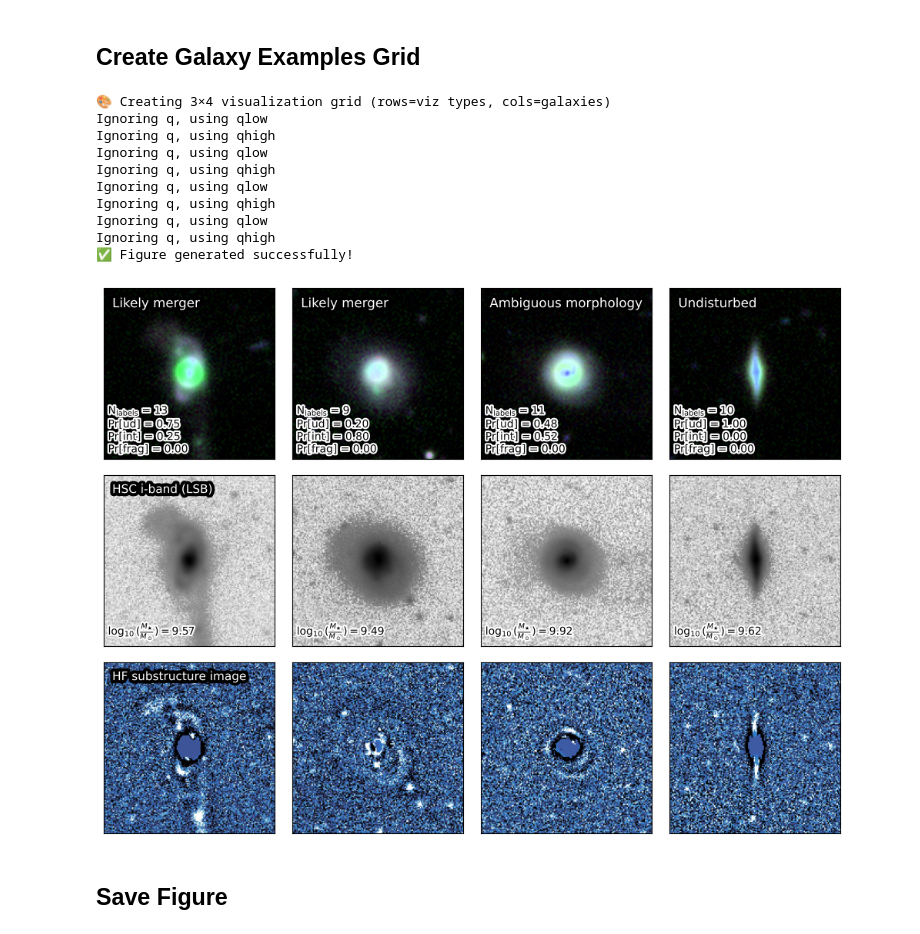
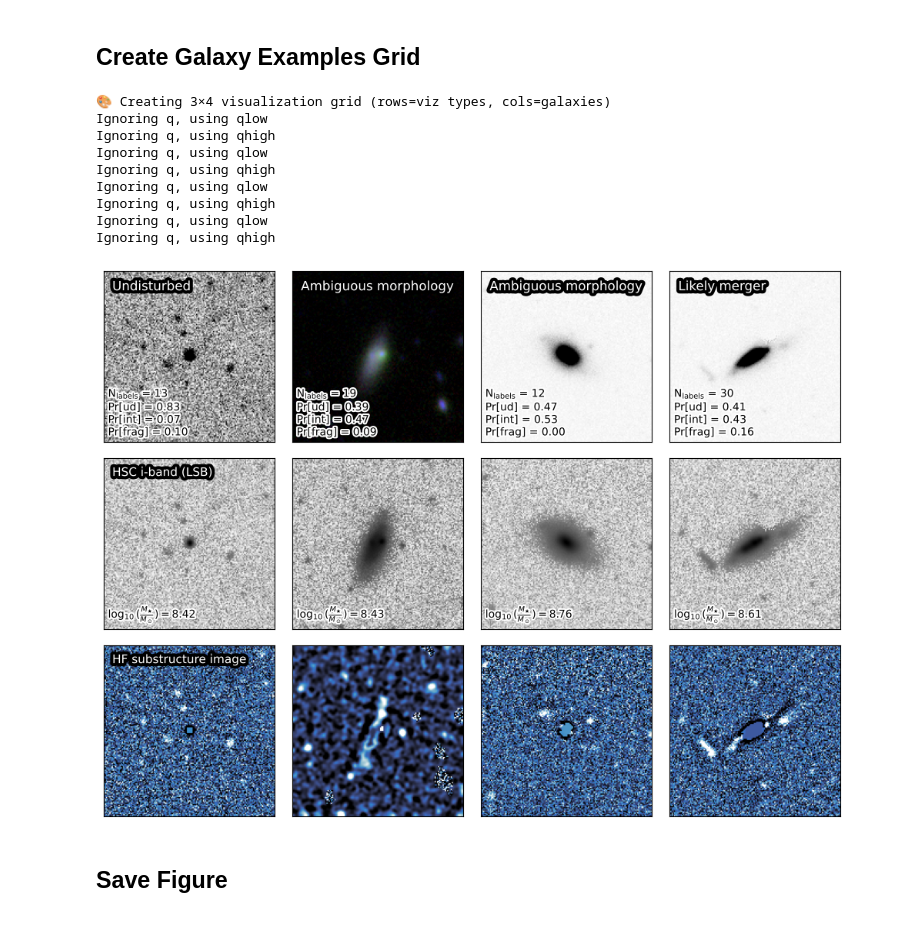
Before and after one commit to ekadofong/pieridae, a Jupyter notebook: merger_analysis/figure_generation/MakeGalaxyExamples.ipynb, the cells around one changed output. Saved outputs shown, nothing was run; the diff lists cells and outputs as text; code cells hidden in the pictures.

```diff
--- a/merger_analysis/figure_generation/MakeGalaxyExamples.ipynb
+++ b/merger_analysis/figure_generation/MakeGalaxyExamples.ipynb
@@ -288,21 +184,20 @@ Recalculating with expanded label set...
 Choose which mass regime to visualize: `lowmass` or `highmass`
 # %%
 # Choose mass regime
-MASS_REGIME = 'highmass'  # Change to 'highmass' as needed
+MASS_REGIME = 'lowmass'  # Change to 'highmass' as needed
 
 # Get selection parameters from config
 mode = figures_config['galaxy_selection']['mode']
 mass_threshold = figures_config['galaxy_selection']['mass_threshold']
 
 
-random_seed = figures_config['galaxy_selection']['random_seed']
-
-np.random.seed(random_seed)
 
 print(f"🎯 Selecting galaxies for: {MASS_REGIME}")
 print(f"   Mass threshold: log(M*/Msun) < {mass_threshold}")
 
-preselect = True
+preselect = False
+
+
 # Use preselected galaxies from config/notebook
 if preselect:
     if MASS_REGIME == 'highmass':
@@ -314,17 +209,36 @@ if preselect:
         #all_selected = [10607, 19747, 6898]
         #np.random.seed(10)#random_seed)
 else:
-    np.random.seed(100)
+    if MASS_REGIME == 'lowmass':
+        codes = [1,2,2,3]
+        random_seed = 331
+    elif MASS_REGIME == 'highmass':
+        codes = [1,2,3,3]
+        random_seed = 135
+    np.random.seed(random_seed)
     all_selected = []
-    for ix in [3,2,1,4]:
-        if (ix > 1)&(ix<4):
-            is_cand = (prob_labels_iter[:,2]+prob_labels_iter[:,3]) > 0.5
+    for ix in codes:
+        if ix == 4:
+            is_cand = (prob_labels_iter[:,ix] > 0.1)
         else:
             is_cand = (prob_labels_iter[:,ix] > 0.5)
-        if ix != 4:
-            is_cand &= (prob_labels_iter[:,4]<main_config['labels']['frag_threshold'])
+        if (ix > 1)&(ix<4):
+            is_cand = (prob_labels_iter[:,2]+prob_labels_iter[:,3]) > (MASS_REGIME == 'highmass' and 0.5 or 0.4)
+            if ix == 2:
+                is_cand &= prob_labels_iter[:,2] > prob_labels_iter[:,3]
+            else:
+                is_cand &= prob_labels_iter[:,2] < prob_labels_iter[:,3]
+        #else:
+        #    is_cand = (prob_labels_iter[:,ix] > 0.5)
+        #if ix != 4:
+        #    is_cand &= (prob_labels_iter[:,4]<main_config['labels']['frag_threshold'])
 
-        drawmask = (catalog.reindex(img_names)['logmass_adjusted']>9.)&is_cand
+        if MASS_REGIME == 'highmass':
+            drawmask = (catalog.reindex(img_names)['logmass_adjusted']>9.)&is_cand
+        elif MASS_REGIME == 'lowmass':
+            drawmask = (catalog.reindex(img_names)['logmass_adjusted']<9.)&is_cand
+
+        print(ix, drawmask.sum())
         all_selected.append(np.random.choice(np.arange(len(img_names),dtype=int)[drawmask], 1)[0])
 
     galaxy_labels = ['Likely merger', 'Likely undisturbed', 'Likely fragmented']
@@ -556,6 +483,7 @@ if MASS_REGIME == 'highmass':
     label_order = ['merger', 'merger', 'ambiguous', 'undisturbed']
 else:
     label_order = ['merger','ambiguous','undisturbed','fragmented']
+label_order = [ label_meanings[x] for x in codes ]
 
 for col_idx, label_key in enumerate(label_order[:n_galaxies]):
     if label_key in row_labels:
@@ -590,37 +518,34 @@ if headers['col2']:
         0.05, 0.95,
         headers['col2'],
         ax=axarr[2, 0],
         fontsize=label_config['fontsize_header'],
         bordercolor='k',
         color='w',
         borderwidth=6
     )
 
 
 # Remove ticks from all axes
 for ax in axarr.flatten():
     ax.set_xticks([])
     ax.set_yticks([])
 
 # Adjust spacing
 plt.tight_layout()
 plt.subplots_adjust(wspace=fig_config['wspace'], hspace=fig_config['hspace'])
 
 plt.tight_layout ()
-
-print("✅ Figure generated successfully!")
 # %% [output]
 🎨 Creating 3×4 visualization grid (rows=viz types, cols=galaxies)
 Ignoring q, using qlow
 Ignoring q, using qhigh
 Ignoring q, using qlow
 Ignoring q, using qhigh
 Ignoring q, using qlow
 Ignoring q, using qhigh
 Ignoring q, using qlow
 Ignoring q, using qhigh
-✅ Figure generated successfully!
-[figure, old version]
+[figure, new version]
 # %% [markdown]
 ## Save Figure
 # %%
```
Also changed, not shown: parts of 21 cells of this notebook, 4 other files.
